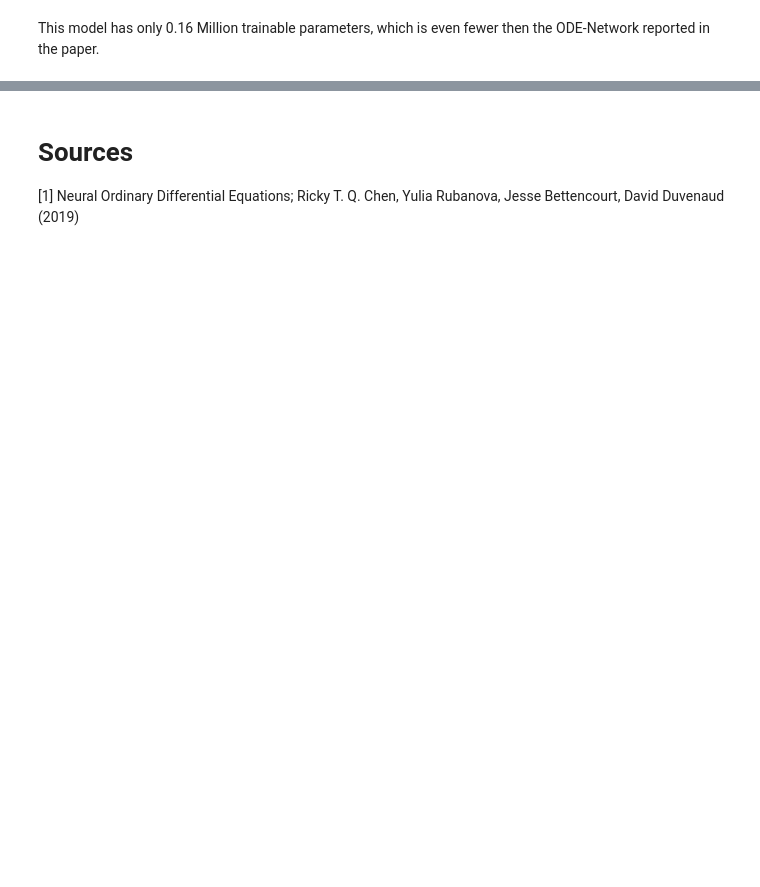
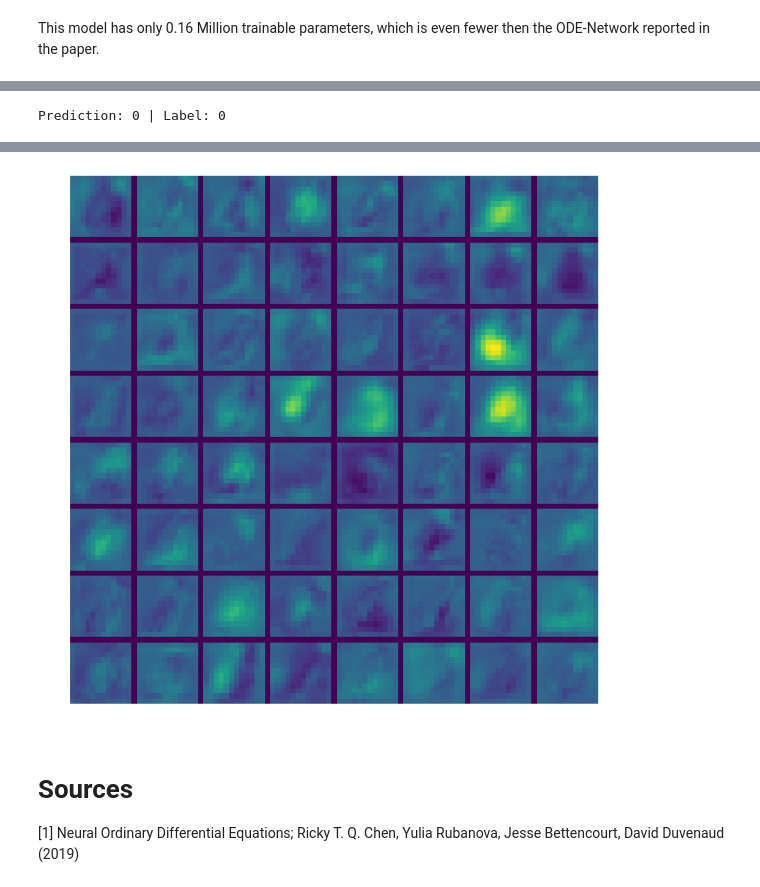
Before and after one commit to rauwuckl/HardareSeminarImpl, a Jupyter notebook: Demo.ipynb, the cells around one changed output, grey strips where cells are left out. Cells and saved outputs as stored; diff of their text form; code cells hidden in the pictures; blank space fills up the shorter version.

```diff
--- a/Demo.ipynb
+++ b/Demo.ipynb
@@ -203,0 +145,5 @@ some Parameters were different
+# %%
+res_blocks = get_residual_blocks(6, cache_last_activation=True)
+resnet_6_demo = nn.Sequential(*get_downsampling_layers(), *res_blocks, *get_final_layers())
+_ = train_model_cached(resnet_6_demo, file_path="cached_models/resnet6.pth")
+_= resnet_6_demo.eval()
@@ -203,0 +168,10 @@ some Parameters were different
+# %%
+out = resnet_6_demo(img).detach().numpy()
+prediction = np.argmax(out, axis=-1)
+print("Prediction: {} | Label: {}".format(prediction[0], label[0]))
+# %% [output]
+Prediction: 0 | Label: 0
+# %%
+res_hidden_activation_series = np.concatenate([np.expand_dims(l.last_activation.detach().numpy()[0],0) for l in res_blocks], axis=0)
+animate_transformation(res_hidden_activation_series, 6, "test.mp4")
+# %% [output]
@@ -204,3 +179,4 @@ some Parameters were different
+[figure, added]
 # %% [markdown]
 # Sources
 
```
Also changed, not shown: parts of 21 cells of this notebook, 1 other file.
